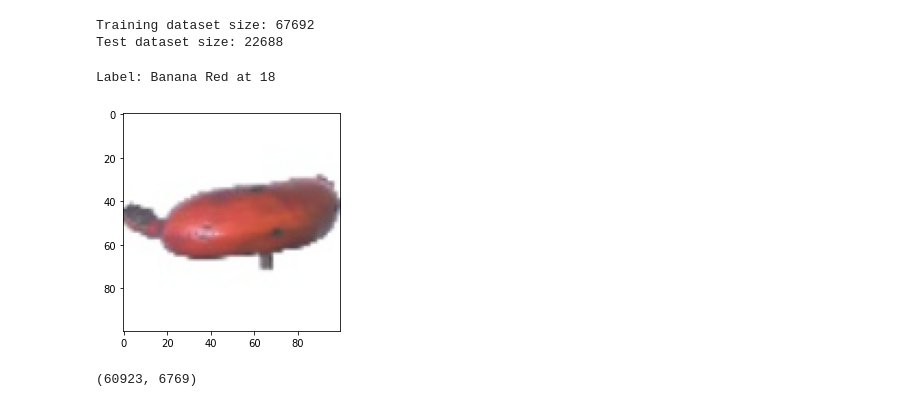
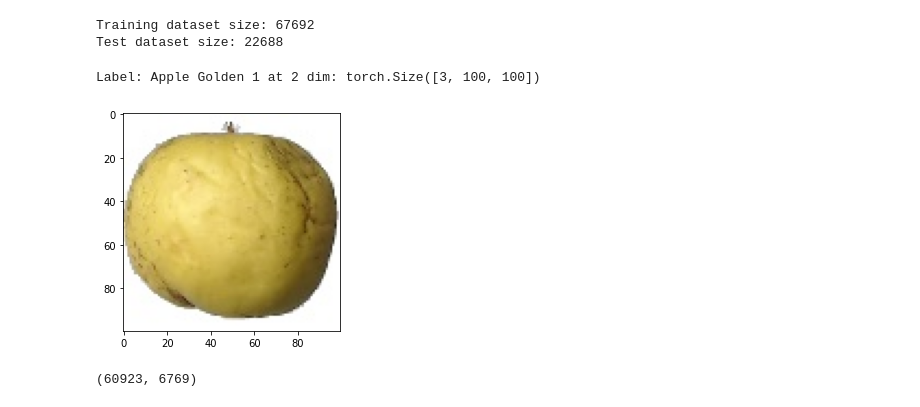
Before and after one commit to Maverick1617/Data_Science, a Jupyter notebook: Kaggle/Fruits 360/notebook.ipynb, the cells around one changed output. Saved outputs shown, nothing was run; the diff lists cells and outputs as text; code cells hidden in the pictures.

```diff
--- a/Kaggle/Fruits 360/notebook.ipynb
+++ b/Kaggle/Fruits 360/notebook.ipynb
@@ -36,15 +36,15 @@ Test dataset size: 22688
 import matplotlib.pyplot as plt
 # %%
 def view_image(img, label):
-    print("Label:", dataset.classes[label], "at", label)
+    print("Label:", dataset.classes[label], "at", label, "dim:", img.shape)
     plt.imshow(img.permute(1, 2, 0))
     return None
 
-img, label = dataset[9099]
+img, label = dataset[1099]
 view_image(img, label)
 # %% [output]
-Label: Banana Red at 18
+Label: Apple Golden 1 at 2 dim: torch.Size([3, 100, 100])
-[figure, old version]
+[figure, new version]
 # %%
 from torch.utils.data import random_split
 # %%
```
Also changed, not shown: parts of 10 cells of this notebook.
